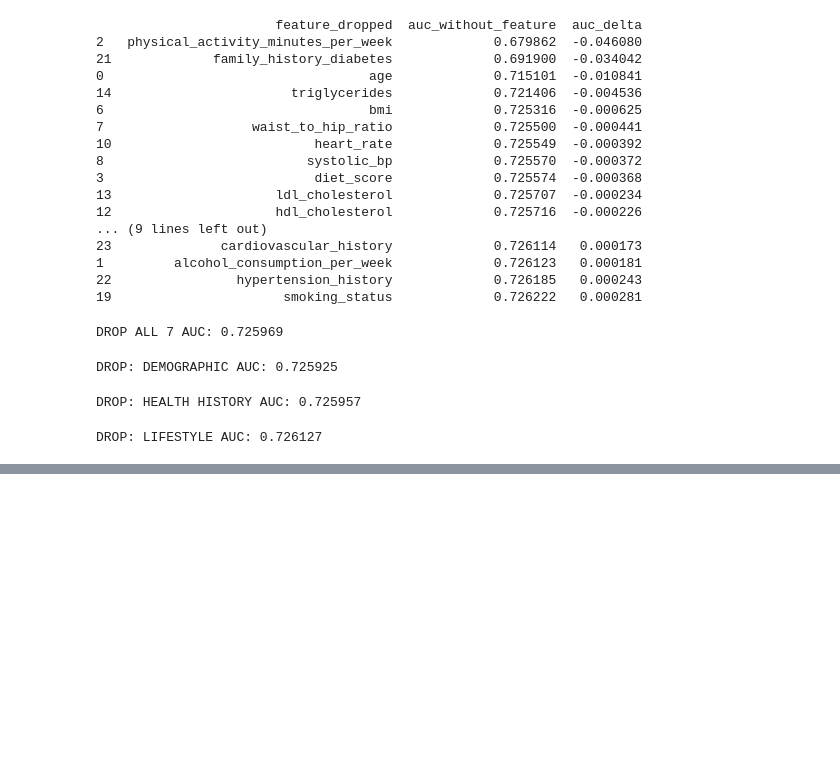
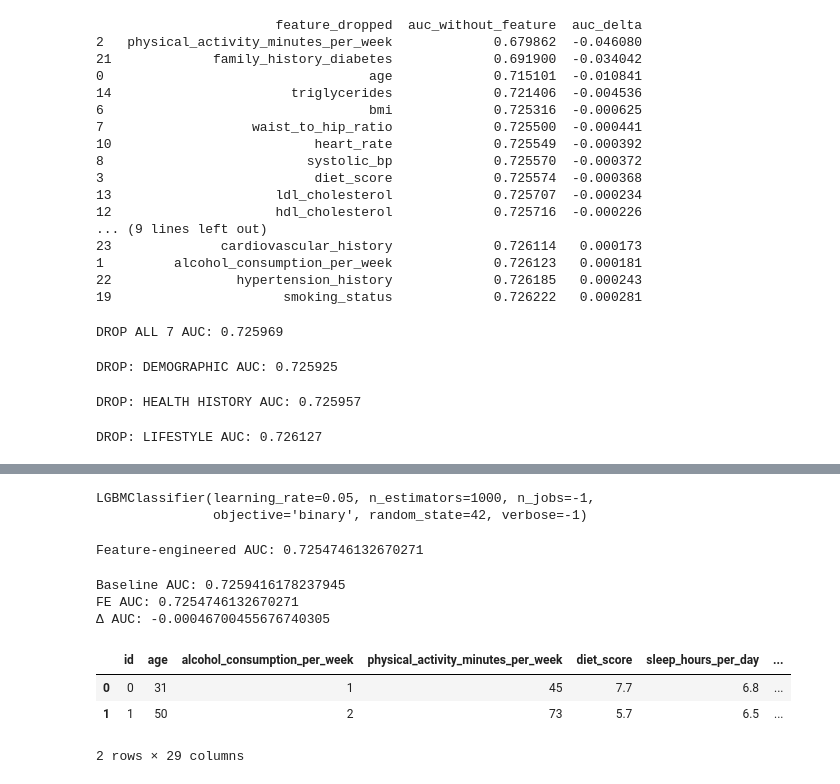
Before and after one commit to Darknight47/Kaggle-Competitions, a Jupyter notebook: Diabetes Prediction Challenge/trial_03.ipynb, the cells around one changed output, grey strips where cells are left out. Drawn from its saved outputs; the diff is of its cells as text; code cells hidden in the pictures; blank space fills up the shorter version.

```diff
--- a/Diabetes Prediction Challenge/trial_03.ipynb
+++ b/Diabetes Prediction Challenge/trial_03.ipynb
@@ -261,0 +267,30 @@ DROP: LIFESTYLE AUC: 0.726127
+# %%
+new_df = train_df.copy()
+# %%
+# Lipid-derived features
+new_df['ldl_to_hdl_ratio'] = new_df['ldl_cholesterol'] / new_df['hdl_cholesterol'].replace(0, 0.1)
+new_df['triglycerides_to_hdl_ratio'] = new_df['triglycerides'] / new_df['hdl_cholesterol'].replace(0, 0.1)
+new_df['non_hdl_cholesterol'] = new_df['cholesterol_total'] - new_df['hdl_cholesterol']
+
+# Blood pressure features
+new_df['pulse_pressure'] = new_df['systolic_bp'] - new_df['diastolic_bp']
+new_df['mean_arterial_pressure'] = (2 * new_df['diastolic_bp'] + new_df['systolic_bp']) / 3
+
+# Obesity & Fat distribution
+labels = ['underweight', 'normal_weight', 'overweight', 'obesity_class_1', 'obesity_class_2', 'obesity_class_3']
+bins = [0, 18.5, 24.9, 29.9, 34.9, 39.9, 100]
+new_df['bmi_category'] = pd.cut(new_df['bmi'], bins=bins, labels=labels).astype('category')
+# Obesity interaction
+new_df['bmi_to_whr_interaction'] = new_df['bmi'] * new_df['waist_to_hip_ratio']
+
+# Lifestyle balance scores
+new_df['activity_screen_time_ratio'] = new_df['physical_activity_minutes_per_week'] / (new_df['screen_time_hours_per_day'] + 1)
+new_df['sleep_activity_interaction'] = new_df['sleep_hours_per_day'] * new_df['physical_activity_minutes_per_week']
+new_df['sedentary_risk_score'] = new_df['screen_time_hours_per_day'] / (new_df['physical_activity_minutes_per_week'] + 1)
+
+# Age interactions
+new_df['age_bmi_interaction'] = new_df['age'] * new_df['bmi']
+new_df['age_whr_interaction'] = new_df['age'] * new_df['waist_to_hip_ratio']
+age_labels = ['young', 'middle_aged', 'senior']
+age_bins = [0, 35, 55, 100]
+new_df['age_group'] = pd.cut(new_df['age'], bins=age_bins, labels=age_labels).astype('category')
@@ -261,0 +318,35 @@ DROP: LIFESTYLE AUC: 0.726127
+# %%
+model_fe.fit(
+    X_train_fe, y_train_fe,
+    eval_set=[(X_valid_fe, y_valid_fe)],
+    eval_metric="auc",
+    callbacks=[
+        lgb.early_stopping(stopping_rounds=50, verbose=False),
+        lgb.log_evaluation(period=0)  # Suppress iteration logs
+    ],
+    categorical_feature=cat_cols_fe,
+)
+# %% [output]
+LGBMClassifier(learning_rate=0.05, n_estimators=1000, n_jobs=-1,
+               objective='binary', random_state=42, verbose=-1)
+# %%
+preds_fe = model_fe.predict_proba(X_valid_fe)[:, 1]
+auc_fe = roc_auc_score(y_valid_fe, preds_fe)
+print("Feature-engineered AUC:", auc_fe)
+# %% [output]
+Feature-engineered AUC: 0.7254746132670271
+# %%
+print("Baseline AUC:", baseline_auc)
+print("FE AUC:", auc_fe)
+print("Δ AUC:", auc_fe - baseline_auc)
+# %% [output]
+Baseline AUC: 0.7259416178237945
+FE AUC: 0.7254746132670271
+Δ AUC: -0.00046700455676740305
+# %%
+new_df.head(2)
+# %% [output]
+|  | id | age | alcohol_consumption_per_week | physical_activity_minutes_per_week | diet_score | sleep_hours_per_day | ... |
+| 0 | 0 | 31 | 1 | 45 | 7.7 | 6.8 | ... |
+| 1 | 1 | 50 | 2 | 73 | 5.7 | 6.5 | ... |
+2 rows × 29 columns
```
Also changed, not shown: parts of 4 cells of this notebook.
